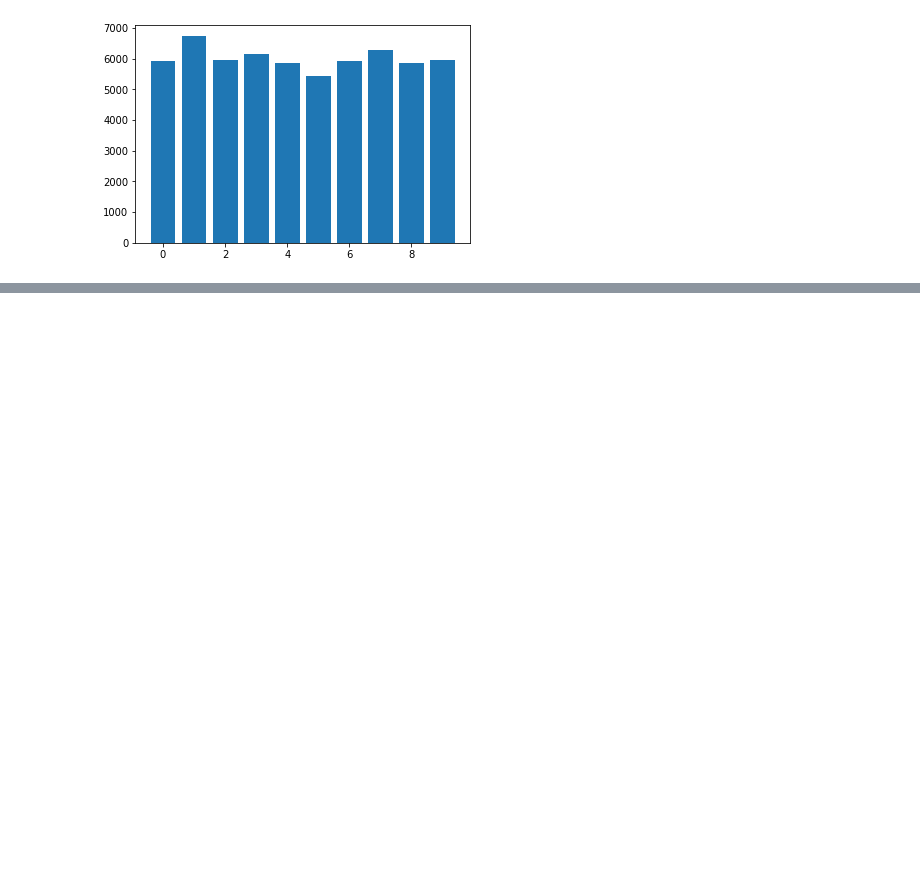
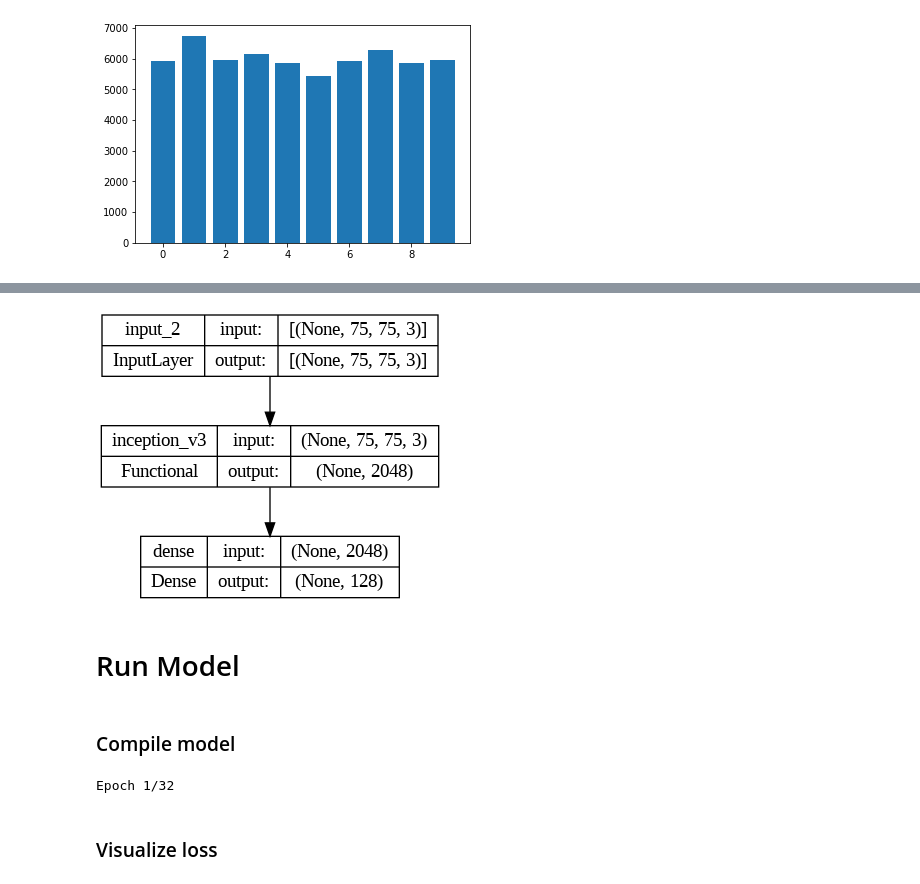
Before and after one commit to robotstech/similarity-ml, a Jupyter notebook: main.ipynb, the cells around one changed output, grey strips where cells are left out. Drawn from its saved outputs; the diff is of its cells as text; code cells hidden in the pictures; blank space fills up the shorter version.

```diff
--- a/main.ipynb
+++ b/main.ipynb
@@ -41,0 +354,8 @@ hello
+# %%
+tf.keras.utils.plot_model(base_network, show_shapes=True, to_file="base_network.png")
+# %% [output]
+[figure, added]
+# %% [markdown]
+# Run Model
+# %% [markdown]
+### Compile model
@@ -41,0 +364,22 @@ hello
+# %%
+early_stop_callback = keras.callbacks.EarlyStopping(patience=8, restore_best_weights=True)
+
+train_generator = generate_triplet_pairs(x_train, y_train, BATCH_SIZE, IMAGE_SHAPE)
+test_generator = generate_triplet_pairs(x_test, y_test, BATCH_SIZE, IMAGE_SHAPE)
+
+history = triplet_network.fit(
+    train_generator,
+    steps_per_epoch=NUM_TRAIN_IMAGES // BATCH_SIZE,
+
+    validation_data=test_generator,
+    validation_steps=NUM_TEST_IMAGES // BATCH_SIZE,
+
+    epochs=EPOCHS,
+    batch_size=BATCH_SIZE,
+
+    callbacks=[early_stop_callback,]
+)
+# %% [output]
+Epoch 1/32
+# %% [markdown]
+### Visualize loss
```
Also changed, not shown: parts of 53 cells of this notebook.
